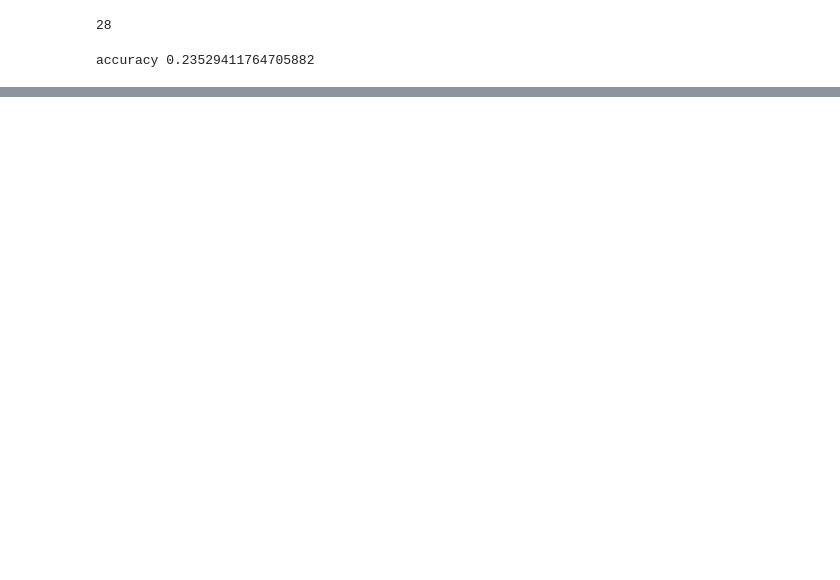
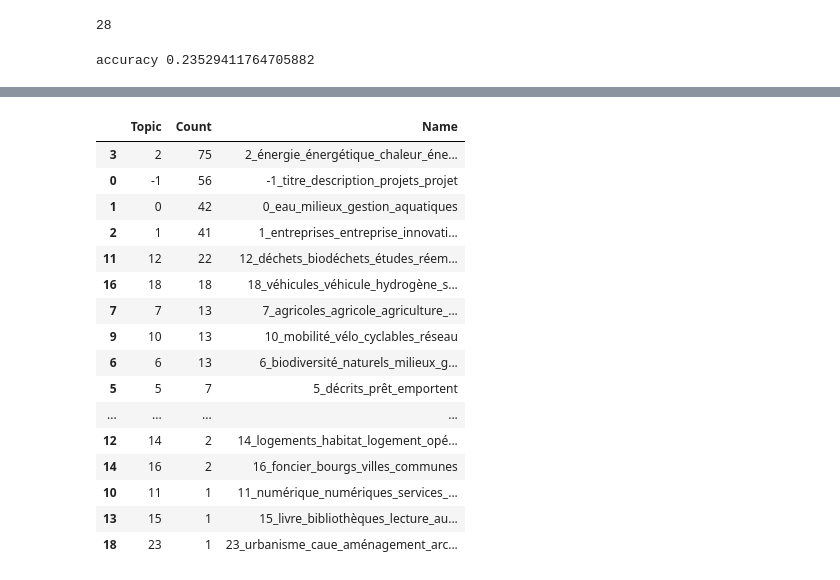
Before and after one commit to dataforgoodfr/offseason_missiontransition_tagging, a Jupyter notebook: notebooks/analyze_results_BERTtopic.ipynb, the cells around one changed output, grey strips where cells are left out. Cells and saved outputs as stored; diff of their text form; code cells hidden in the pictures; blank space fills up the shorter version.

Commit message:
BERT topic results analysis for presentation

```diff
--- a/notebooks/analyze_results_BERTtopic.ipynb
+++ b/notebooks/analyze_results_BERTtopic.ipynb
@@ -69,0 +172,2 @@ accuracy 0.23529411764705882
+# %%
+mt_train_topics = pd.read_csv('../bertopics_True/bertopics/MT_train_topics.csv')
@@ -69,0 +185,3 @@ accuracy 0.23529411764705882
+# %%
+mt_train_topics = mt_train_topics.sort_values(by=['Count'], axis=0, ascending=False)
+mt_train_topics.head()
@@ -69,0 +195,20 @@ accuracy 0.23529411764705882
+# %%
+mt_train_topics
+# %% [output]
+|  | Topic | Count | Name |
+| 3 | 2 | 75 | 2_énergie_énergétique_chaleur_éne... |
+| 0 | -1 | 56 | -1_titre_description_projets_projet |
+| 1 | 0 | 42 | 0_eau_milieux_gestion_aquatiques |
+| 2 | 1 | 41 | 1_entreprises_entreprise_innovati... |
+| 11 | 12 | 22 | 12_déchets_biodéchets_études_réem... |
+| 16 | 18 | 18 | 18_véhicules_véhicule_hydrogène_s... |
+| 7 | 7 | 13 | 7_agricoles_agricole_agriculture_... |
+| 9 | 10 | 13 | 10_mobilité_vélo_cyclables_réseau |
+| 6 | 6 | 13 | 6_biodiversité_naturels_milieux_g... |
+| 5 | 5 | 7 | 5_décrits_prêt_emportent |
+| ... | ... | ... | ... |
+| 12 | 14 | 2 | 14_logements_habitat_logement_opé... |
+| 14 | 16 | 2 | 16_foncier_bourgs_villes_communes |
+| 10 | 11 | 1 | 11_numérique_numériques_services_... |
+| 13 | 15 | 1 | 15_livre_bibliothèques_lecture_au... |
+| 18 | 23 | 1 | 23_urbanisme_caue_aménagement_arc... |
```
Also changed, not shown: parts of 24 cells of this notebook, 6 other files.
